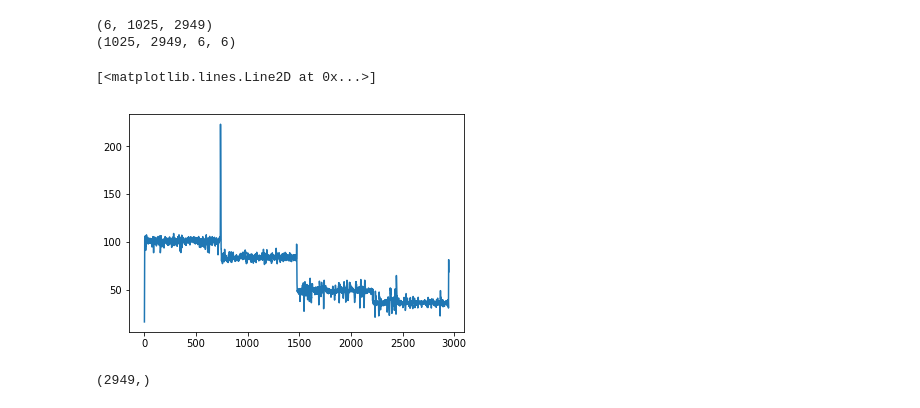
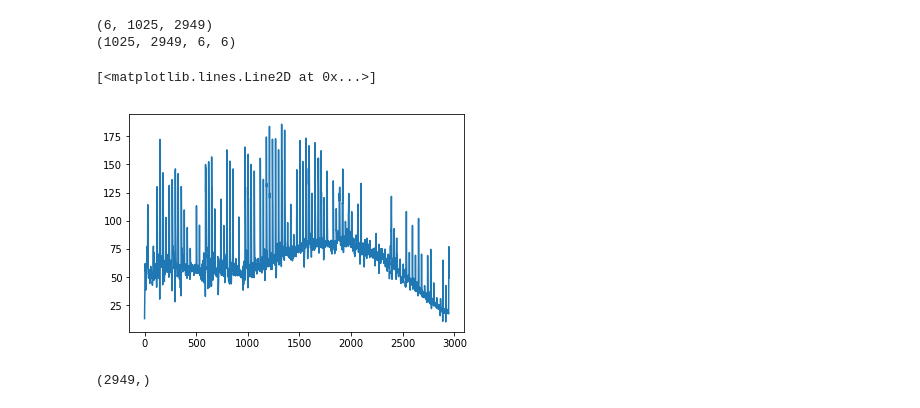
Before and after one commit to Enny1991/RealMuD, a Jupyter notebook: moving_target.ipynb, the cells around one changed output. Cells and saved outputs as stored; diff of their text form; code cells hidden in the pictures.

```diff
--- a/moving_target.ipynb
+++ b/moving_target.ipynb
@@ -84,7 +84,7 @@ ipd.display(ipd.Audio(full_signal[0], rate=sr))
 [interactive output not drawn]
 [figure]
 # %%
-full_signal, fs = sf.read('/Data/Dropbox/random_audio_samples/example_moving_source7.wav')
+full_signal, fs = sf.read('/Data/Dropbox/random_audio_samples/example_moving_source100.wav')
 print(full_signal.shape)
 print(full_signal.shape[0] // fs)
 # %% [output]
@@ -103,10 +103,10 @@ print(cov.shape)
 (6, 1025, 2949)
 (1025, 2949, 6, 6)
 # %%
-plt.plot(np.sum(np.abs(cov), 0)[:, 1, 5])
+plt.plot(np.sum(np.abs(cov), 0)[:, 1, ])
 # %% [output]
 [<matplotlib.lines.Line2D at 0x...>]
-[figure, old version]
+[figure, new version]
 # %%
 error = np.mean((np.abs(np.diff(cov, 1))) ** 2, axis=(0, 2, 3))
 print(error.shape)
```
Also changed, not shown: 3 other files.
